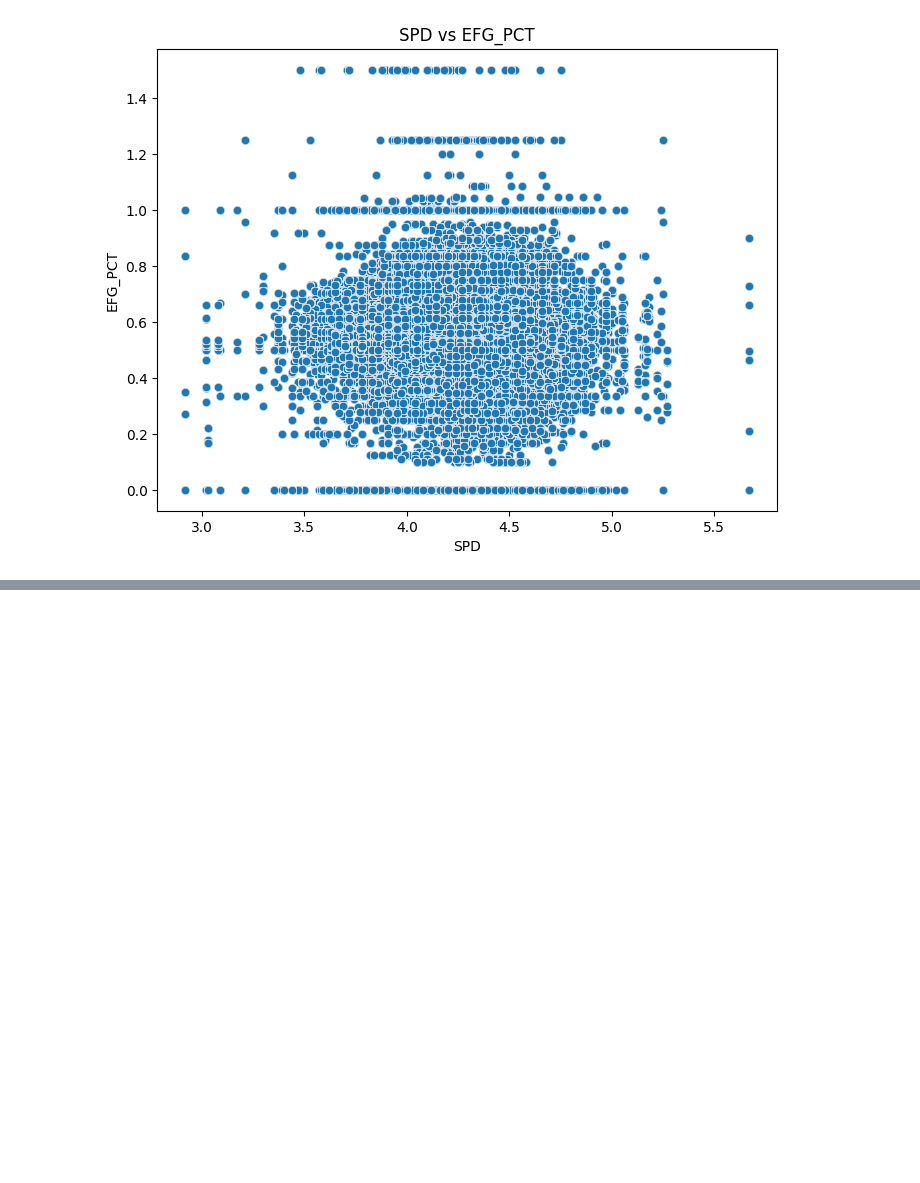
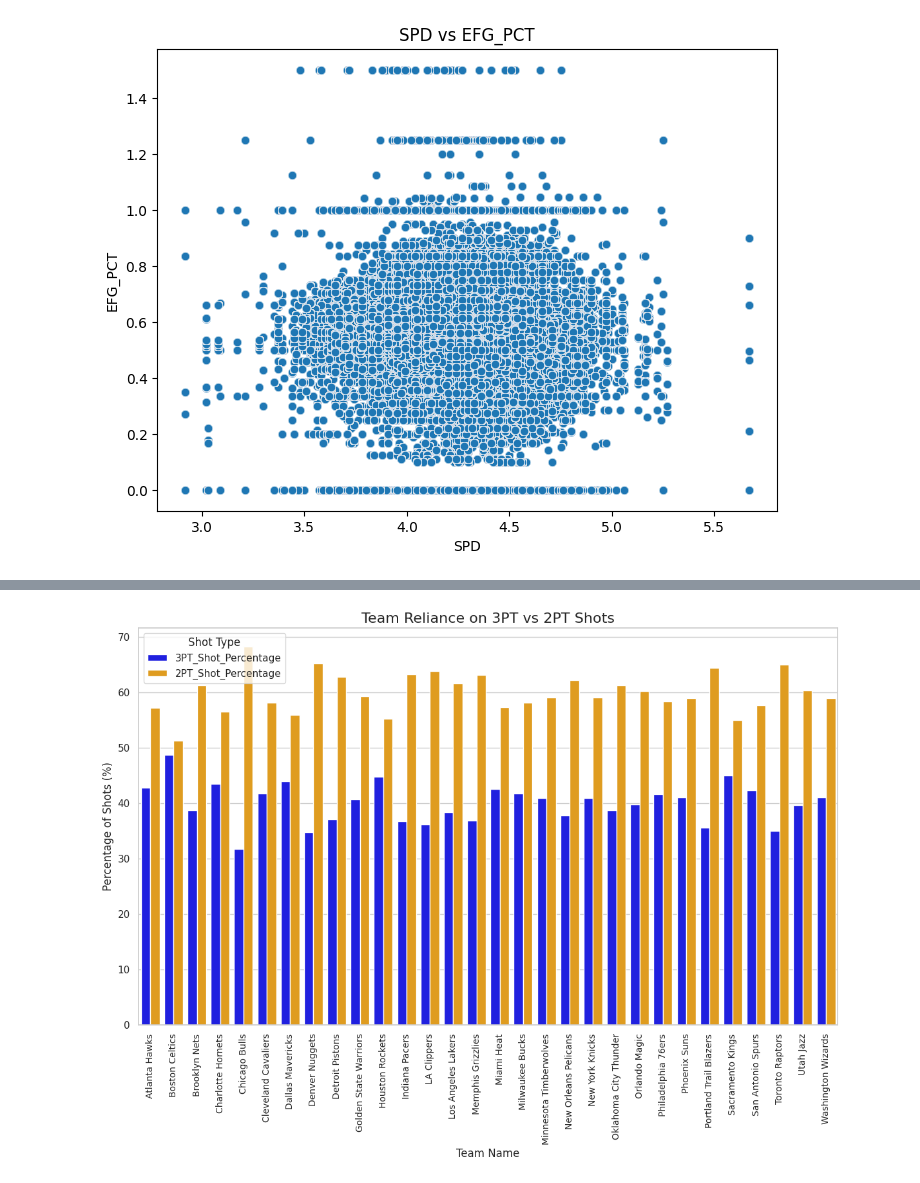
Before and after one commit to Saksham-tyagi1/NBA-Analysis, a Jupyter notebook: NBA_EDA.ipynb, the cells around one changed output, grey strips where cells are left out. Cells and saved outputs as stored; diff of their text form; code cells hidden in the pictures; blank space fills up the shorter version.

```diff
--- a/NBA_EDA.ipynb
+++ b/NBA_EDA.ipynb
@@ -355,0 +391,35 @@ plot_scatter(df, x_col='SPD', y_col='EFG_PCT')
+# %%
+# Verify the shot reliance calculations
+team_shot_reliance = df.groupby('TEAM_NAME').apply(
+    lambda x: pd.Series({
+        '3PT_Shot_Percentage': (x['SHOT_TYPE'] == '3PT Field Goal').mean() * 100,
+        '2PT_Shot_Percentage': (x['SHOT_TYPE'] == '2PT Field Goal').mean() * 100
+    })
+).reset_index()
+# %%
+# Reshape data for grouped bar plot
+shot_reliance_melted = team_shot_reliance.melt(
+    id_vars='TEAM_NAME',
+    value_vars=['3PT_Shot_Percentage', '2PT_Shot_Percentage'],
+    var_name='Shot_Type',
+    value_name='Percentage'
+)
+
+# Plot grouped bar chart
+plt.figure(figsize=(14, 8))
+sns.barplot(
+    data=shot_reliance_melted,
+    x='TEAM_NAME',
+    y='Percentage',
+    hue='Shot_Type',
+    palette=['blue', 'orange']
+)
+
+plt.title('Team Reliance on 3PT vs 2PT Shots', fontsize=16)
+plt.xlabel('Team Name', fontsize=12)
+plt.ylabel('Percentage of Shots (%)', fontsize=12)
+plt.xticks(rotation=90, fontsize=10)
+plt.legend(title='Shot Type')
+plt.show()
+# %% [output]
+[figure, added]
```
Also changed, not shown: parts of 12 cells of this notebook.
